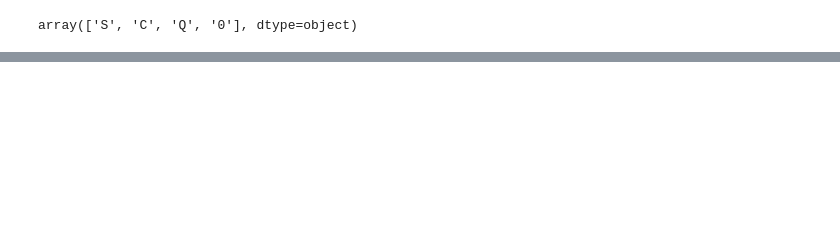
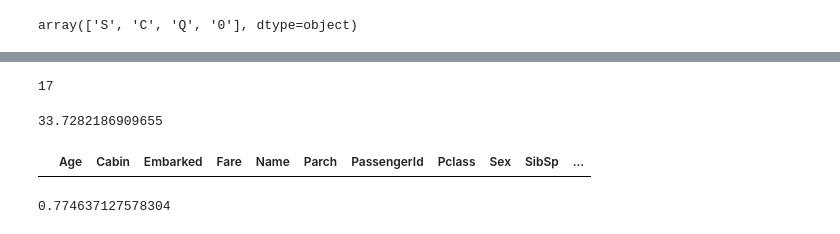
Before and after one commit to saheelahmed2/Titanic-EDA, a Jupyter notebook: Notebook/TITANIC EDA.ipynb, the cells around one changed output, grey strips where cells are left out. Drawn from its saved outputs; the diff is of its cells as text; code cells hidden in the pictures; blank space fills up the shorter version.

```diff
--- a/Notebook/TITANIC EDA.ipynb
+++ b/Notebook/TITANIC EDA.ipynb
@@ -323,0 +344,22 @@ array(['S', 'C', 'Q', '0'], dtype=object)
+# %%
+# We see that there are 17 entries in the Fare column as "0" .
+print((titanic_dataset_le.Fare==0).sum())
+# %% [output]
+17
+# %%
+print(titanic_dataset_le.Fare.mean())
+# %% [output]
+33.7282186909655
+# %%
+titanic_dataset_le.Fare = titanic_dataset_le.Fare.replace(0 , 33.29547928134557)
+#print((titanic_dataset_le.Fare==0).sum())
+# %%
+titanic_dataset_le.Age.fillna(titanic_dataset_le.Age.mean() , inplace = True)
+# %%
+titanic_dataset_le[titanic_dataset_le.Age.isnull()]
+# %% [output]
+|  | Age | Cabin | Embarked | Fare | Name | Parch | PassengerId | Pclass | Sex | SibSp | ... |
+# %%
+titanic_dataset_le.Cabin.isnull().mean()
+# %% [output]
+0.774637127578304
```
Also changed, not shown: parts of 14 cells of this notebook.
